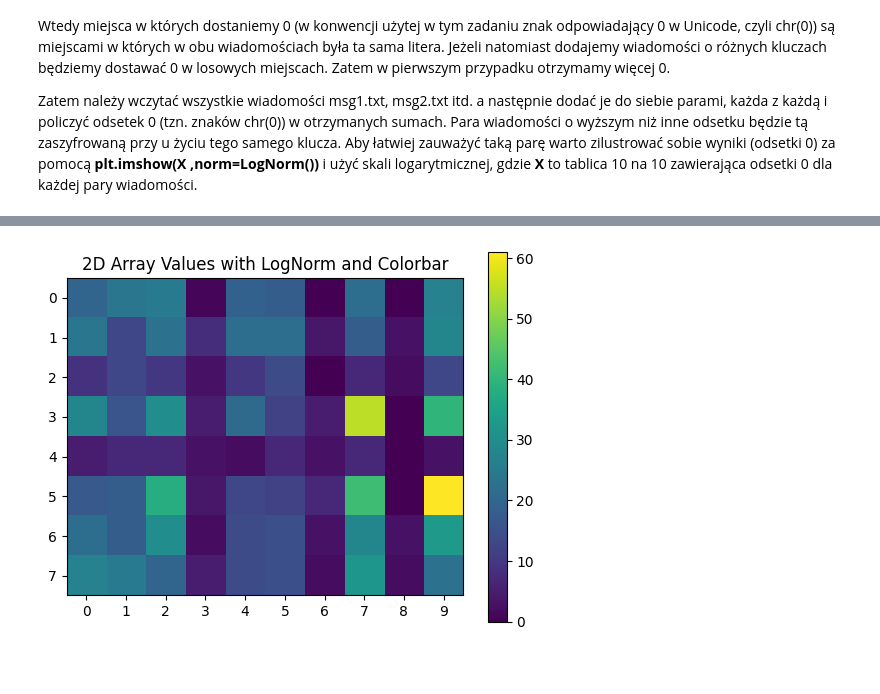
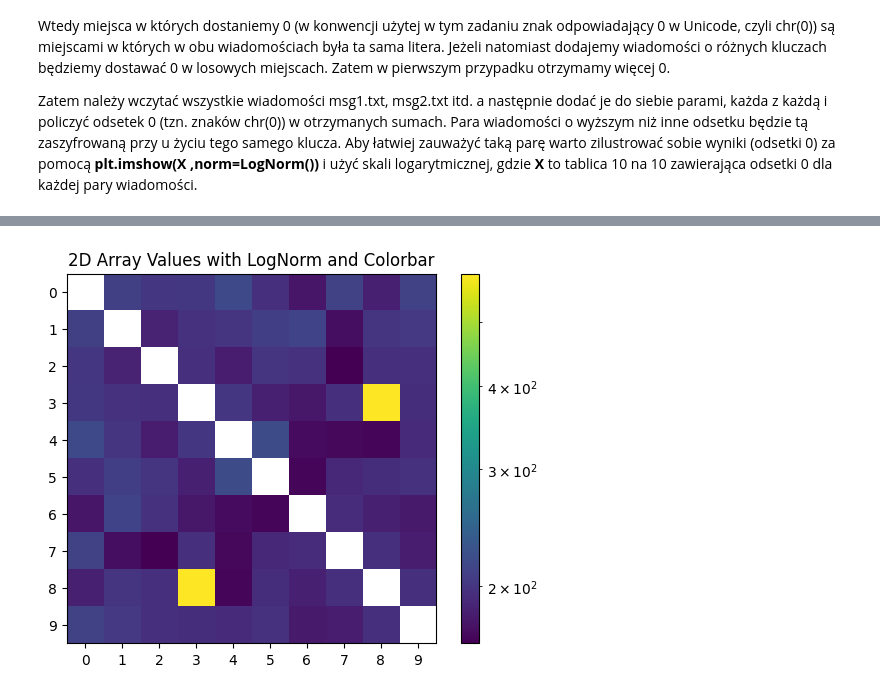
Before and after one commit to kubaq215/cryptography, a Jupyter notebook: Lista2/Lista2.ipynb, the cells around one changed output, grey strips where cells are left out. Cells and saved outputs as stored; diff of their text form; code cells hidden in the pictures; blank space fills up the shorter version.

```diff
--- a/Lista2/Lista2.ipynb
+++ b/Lista2/Lista2.ipynb
@@ -403,8 +403,3 @@ add_str(mess[19:27], " EVENING")
 W poprzednim zadaniu korzystaliśmu z faktu, że obie wiadomości były zaszyfrowane przy użyciu tego samego klucza. Jednka w praktyce nie wiemy, które i czy w ogóle, wiadomosci były zaszyfrowane przy użyciu tego samego klucza. Możemy to wykryć dokonując analizy statystycznej. Załóżmy, że dodajemy do siebie dwie wiadomości zaszyfrowane tymi samymi kluczami. Wtedy miejsca w których dostaniemy 0 (w konwencji użytej w tym zadaniu znak odpowiadający 0 w Unicode, czyli chr(0)) są miejscami w których w obu wiadomościach była ta sama litera. Jeżeli natomiast dodajemy wiadomości o różnych kluczach będziemy dostawać 0 w losowych miejscach. Zatem w pierwszym przypadku otrzymamy więcej 0.
 
 Zatem należy wczytać wszystkie wiadomości msg1.txt, msg2.txt itd. a następnie dodać je do siebie parami, każda z każdą i policzyć odsetek 0 (tzn. znaków chr(0)) w otrzymanych sumach. Para wiadomości o wyższym niż inne odsetku będzie tą zaszyfrowaną przy u życiu tego samego klucza. Aby łatwiej zauważyć taką parę warto zilustrować sobie wyniki (odsetki 0) za pomocą **plt.imshow(X ,norm=LogNorm())** i użyć skali logarytmicznej, gdzie **X** to tablica 10 na 10 zawierająca odsetki 0 dla każdej pary wiadomości.
-# %%
-with open('msg1.txt', 'r') as file:
-    msg1 = file.read()
-with open('msg2.txt', 'r') as file:
-    msg2 = file.read()
@@ -415,13 +406,17 @@ len(msg1.split('\n'))
-# %%
-counts = []
-
-for line1 in msg1.split('\n'):
-    counts_for_line = []
-    for line2 in msg2.split('\n'):
-        added = add_str(line1, line2)
-        count = 0
-        for char in added:
-            if ord(char) == 0:
-                count += 1
-        counts_for_line.append(count)
-    counts.append(counts_for_line)
+# %%
+messages = []
+for i in range(10):
+    with open(f"msg{i}.txt", "r") as f:
+        messages.append(f.read())
+# %%
+counts = []
+
+for msg1 in messages:
+    counts_for_msg = []
+    for msg2 in messages:
+        count = 0
+        added = add_str(msg1, msg2)
+        for i in range(len(added)):
+            count += ord(added[i]) == 0
+        counts_for_msg.append(count)
+    counts.append(counts_for_msg)
@@ -431,12 +439,16 @@ from matplotlib import colors
 import numpy as np
 # %%
-# plt.figure(figsize=(8,6))
-im = plt.imshow(counts)
+counts = np.array(counts, dtype=float)
+
+np.fill_diagonal(counts, np.nan)
+
+im = plt.imshow(counts, norm=LogNorm())
 
 # Add a colorbar to explain the colors
 cbar = plt.colorbar(im)
 plt.title('2D Array Values with LogNorm and Colorbar')
 plt.xticks(range(10))
+plt.yticks(range(10))
 plt.show()
 # %% [output]
-[figure, old version]
+[figure, new version]
```
Also changed, not shown: parts of 6 cells of this notebook.
